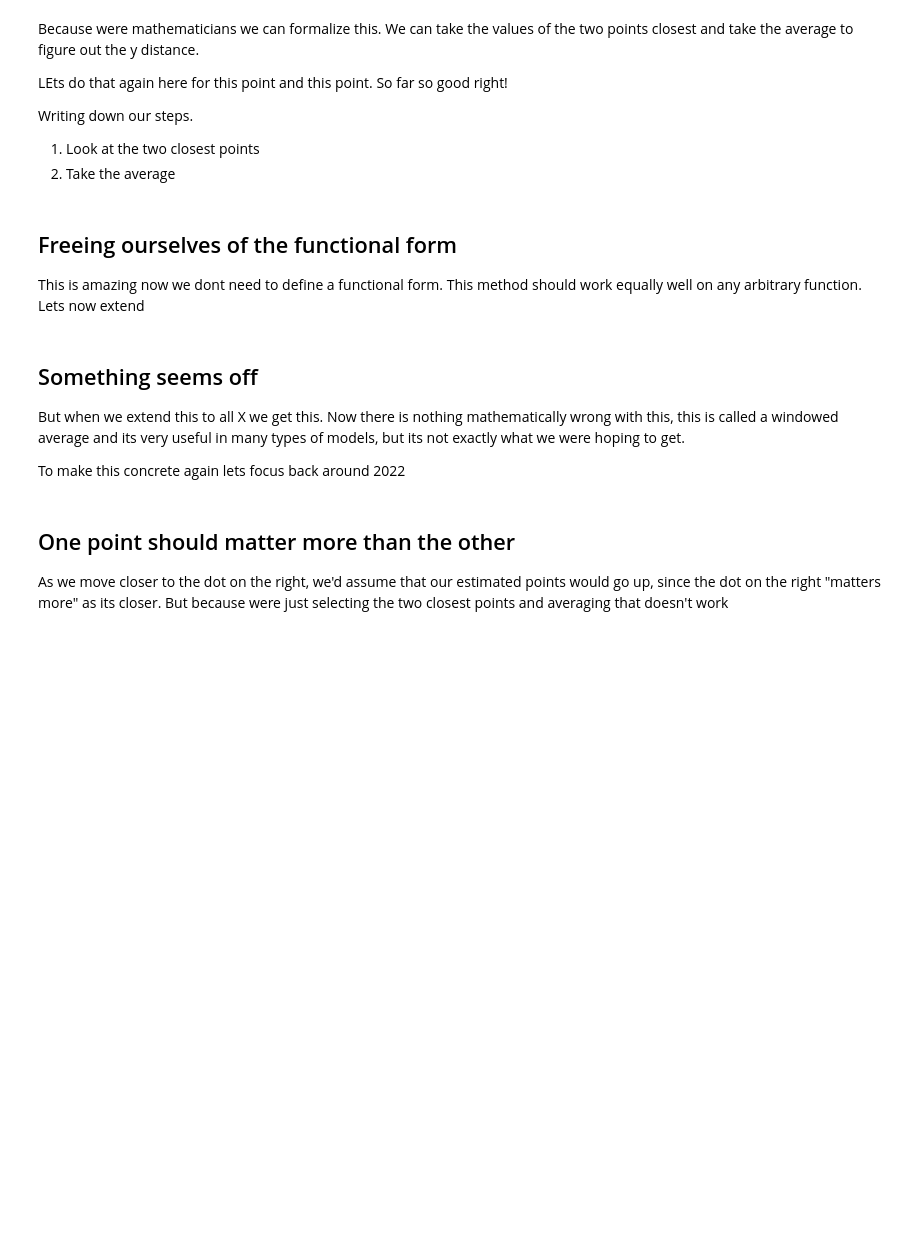
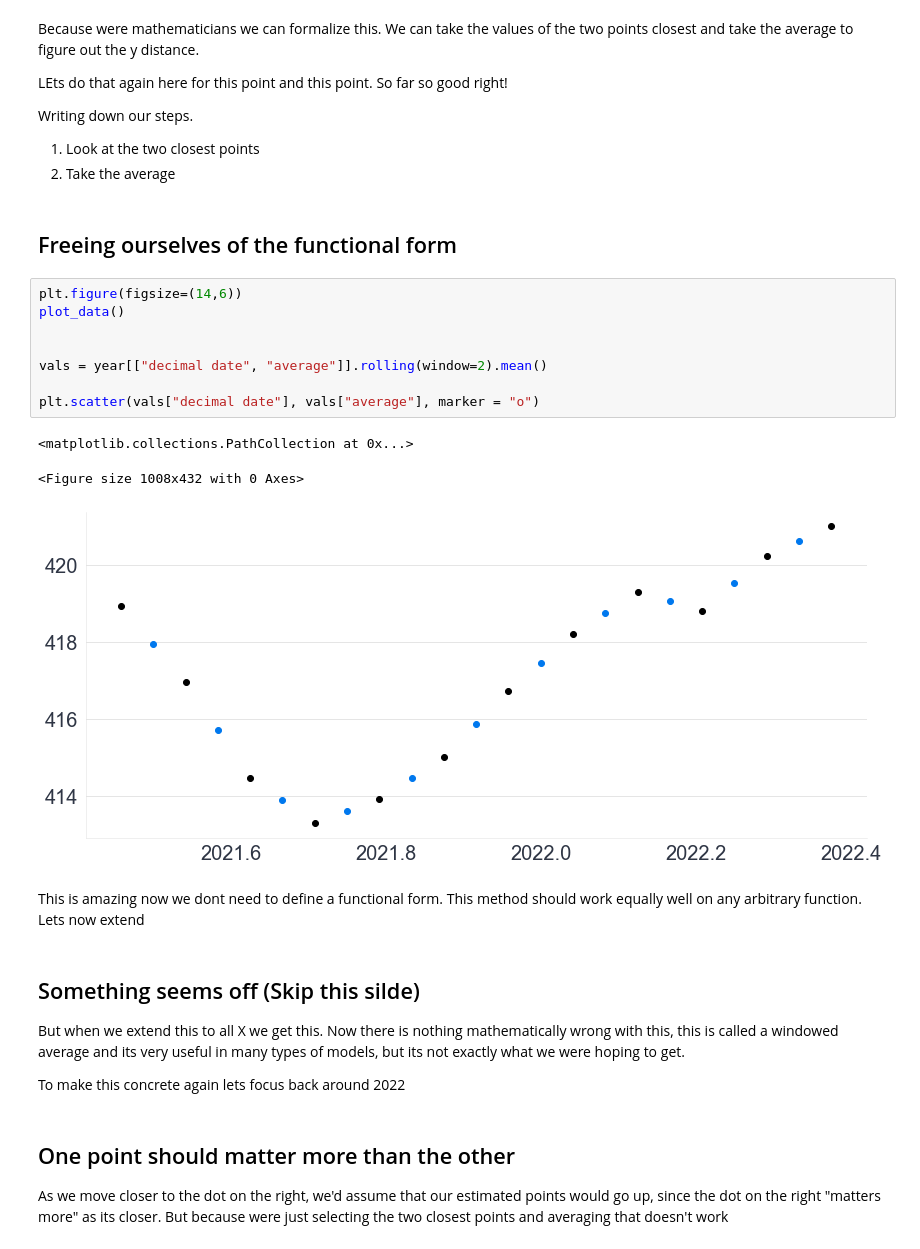
Before and after one commit to bwengals/etc, a Jupyter notebook: lesson_2_Section_30_new.ipynb, the cells around one changed output. Cells and saved outputs as stored; diff of their text form; blank space fills up the shorter version.

```diff
--- a/lesson_2_Section_30_new.ipynb
+++ b/lesson_2_Section_30_new.ipynb
@@ -151,9 +150,22 @@ Writing down our steps.
 2. Take the average
 # %% [markdown]
 ##  Freeing ourselves of the functional form
-This is amazing now we dont need to define a functional form. This method should work equally well on any arbitrary function. Lets now extend
+# %%
+plt.figure(figsize=(14,6))
+plot_data()
+
+
+vals = year[["decimal date", "average"]].rolling(window=2).mean()
+
+plt.scatter(vals["decimal date"], vals["average"], marker = "o")
+# %% [output]
+<matplotlib.collections.PathCollection at 0x...>
+<Figure size 1008x432 with 0 Axes>
+[figure, added]
+# %% [markdown]
+This is amazing now we dont need to define a functional form. This method should work equally well on any arbitrary function. Lets now extend
 # %% [markdown]
-## Something seems off
+## Something seems off (Skip this silde)
 But when we extend this to all X we get this. Now there is nothing mathematically wrong with this, this is called a windowed average and its very useful in many types of models, but its not exactly what we were hoping to get.
 
 To make this concrete again lets focus back around 2022
```
Also changed, not shown: parts of 27 cells of this notebook.
